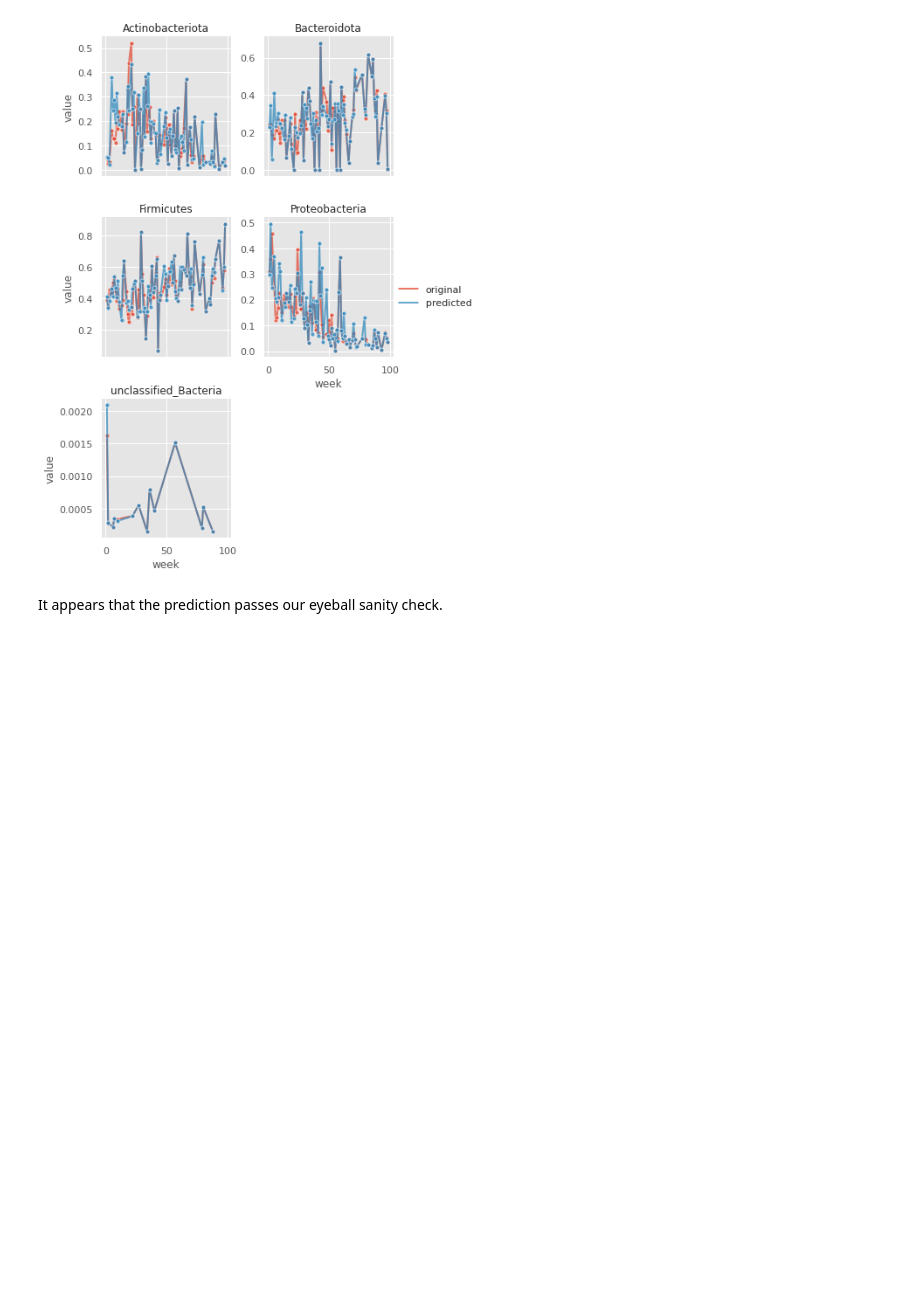
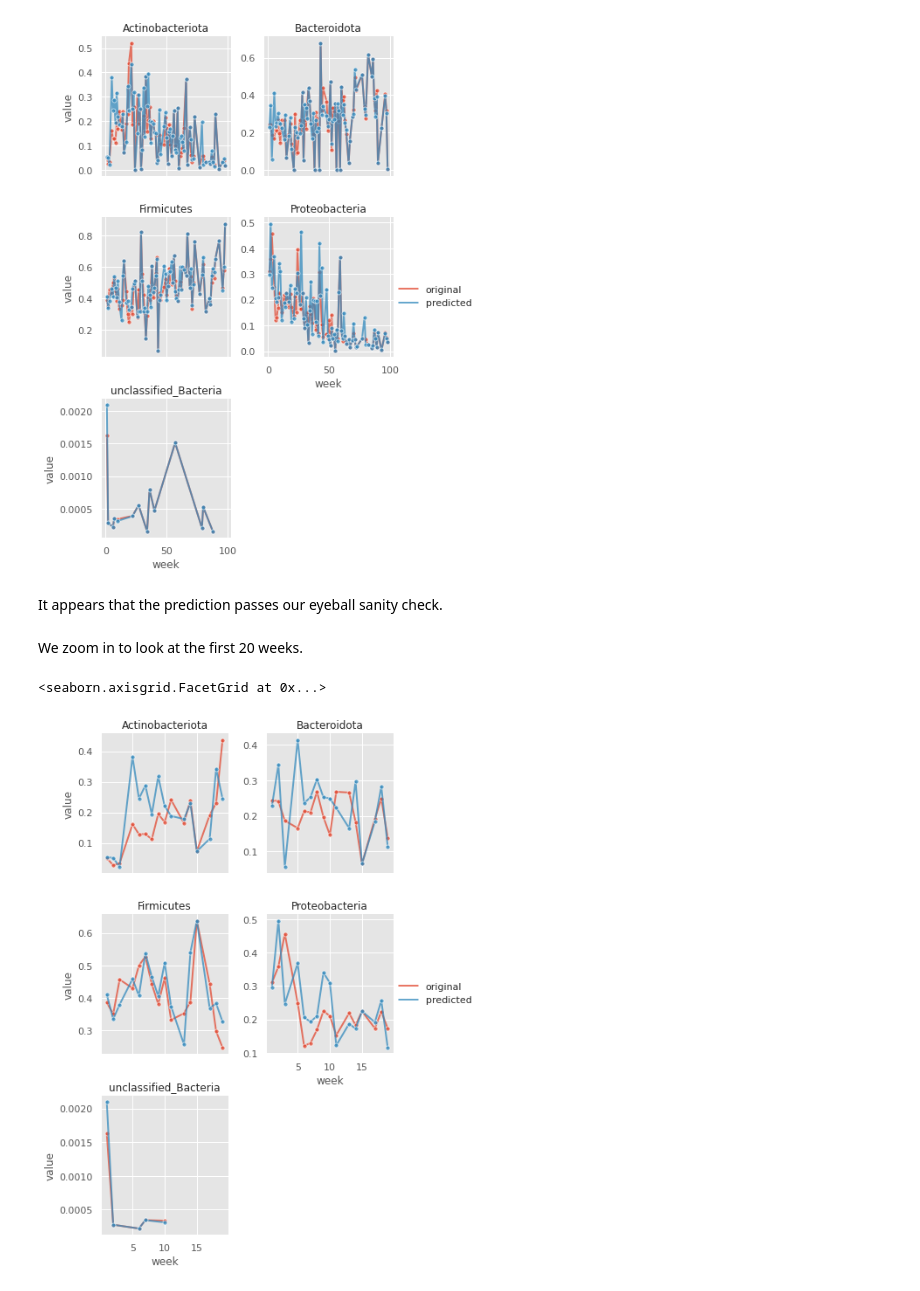
Before and after one commit to zeroknowledgediscovery/qbiome, a Jupyter notebook: examples/mask_checker.ipynb, the cells around one changed output. Saved outputs shown, nothing was run; the diff lists cells and outputs as text; code cells hidden in the pictures; blank space fills up the shorter version.

```diff
--- a/examples/mask_checker.ipynb
+++ b/examples/mask_checker.ipynb
@@ -76,3 +76,16 @@ g.add_legend()
 [figure]
 # %% [markdown]
 It appears that the prediction passes our eyeball sanity check.
+# %% [markdown]
+We zoom in to look at the first 20 weeks.
+# %%
+concat = concat[(concat.week <= 20)]
+
+g = sns.FacetGrid(concat, col='variable', col_wrap=2, sharey=False, margin_titles=True)
+g.map_dataframe(sns.lineplot, 'week', 'value', hue='source', ci=None, marker='o',
+                    linewidth=2, alpha=0.75, markersize=5)
+g.set_titles(row_template = '{row_name}', col_template = '{col_name}')
+g.add_legend()
+# %% [output]
+<seaborn.axisgrid.FacetGrid at 0x...>
+[figure, added]
```
Also changed, not shown: 5 other files.
